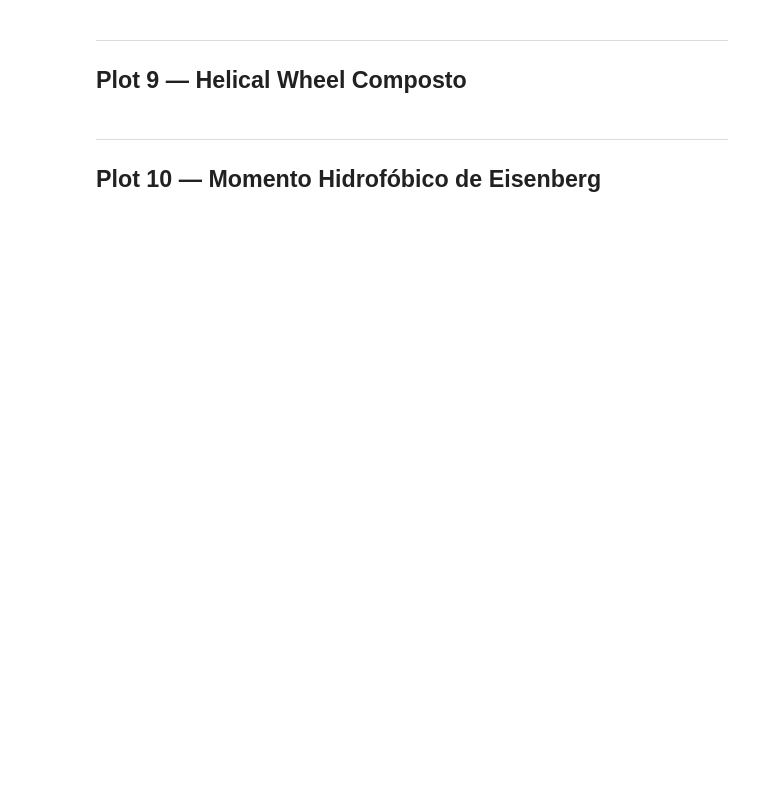
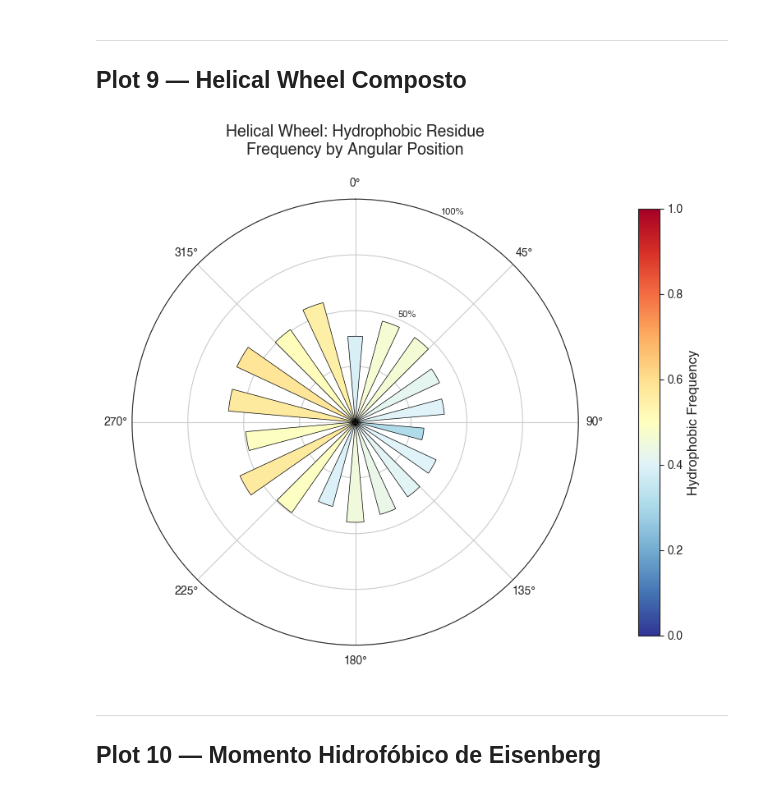
Before and after one commit to madsondeluna/evo-hex, a Jupyter notebook: plots.ipynb, the cells around one changed output. Cells and saved outputs as stored; diff of their text form; code cells hidden in the pictures; blank space fills up the shorter version.

```diff
--- a/plots.ipynb
+++ b/plots.ipynb
@@ -559,34 +581,36 @@ HYDROPHOBIC_AA_1 = {THREE_TO_ONE[aa] for aa in HYDROPHOBIC_AA if aa in THREE_TO_
 
 angle_hydro = np.zeros(n_bins)
 angle_total = np.zeros(n_bins)
 for seq in evo_data['helix_sequences']:
     for i, aa in enumerate(seq):
         bin_idx = int(((i * deg_step) % 360) / (360 / n_bins))
         angle_total[bin_idx] += 1
         if aa in HYDROPHOBIC_AA_1:
             angle_hydro[bin_idx] += 1
 
 with np.errstate(divide='ignore', invalid='ignore'):
     freq = np.where(angle_total > 0, angle_hydro / angle_total, 0)
 
 angles = np.linspace(0, 2 * np.pi, n_bins, endpoint=False)
 
 # ── Plot ──────────────────────────────────────────────────────────────────────
 fig, ax = plt.subplots(figsize=figsize, subplot_kw={'projection': 'polar'})
 ax.bar(angles, freq, width=2 * np.pi / n_bins,
        color=plt.colormaps[cmap](freq), edgecolor='black', linewidth=0.5)
 ax.set_theta_zero_location('N'); ax.set_theta_direction(-1)
 ax.set_ylim(0, 1)
 ax.set_yticks([0.25, 0.5, 0.75, 1.0])
-ax.set_yticklabels(['25%', '50%', '75%', '100%'], fontsize=8)
+ax.set_yticklabels(['', '50%', '', '100%'], fontsize=8)
 ax.set_title('Helical Wheel: Hydrophobic Residue\nFrequency by Angular Position',
              fontsize=FONT_TITLE, fontweight='bold', pad=20)
 sm = plt.cm.ScalarMappable(cmap=cmap, norm=plt.Normalize(0, 1))
 sm.set_array([])
 plt.colorbar(sm, ax=ax, pad=0.1, shrink=0.7, label='Hydrophobic Frequency')
 fig.tight_layout(pad=1.5)
 fig.savefig(ANALYSIS / 'helical_wheel_average.png')
 plt.show()
+# %% [output]
+[figure, added]
 # %% [markdown]
 ---
 ## Plot 10 — Momento Hidrofóbico de Eisenberg
```
Also changed, not shown: parts of 11 cells of this notebook, 1 other file.
